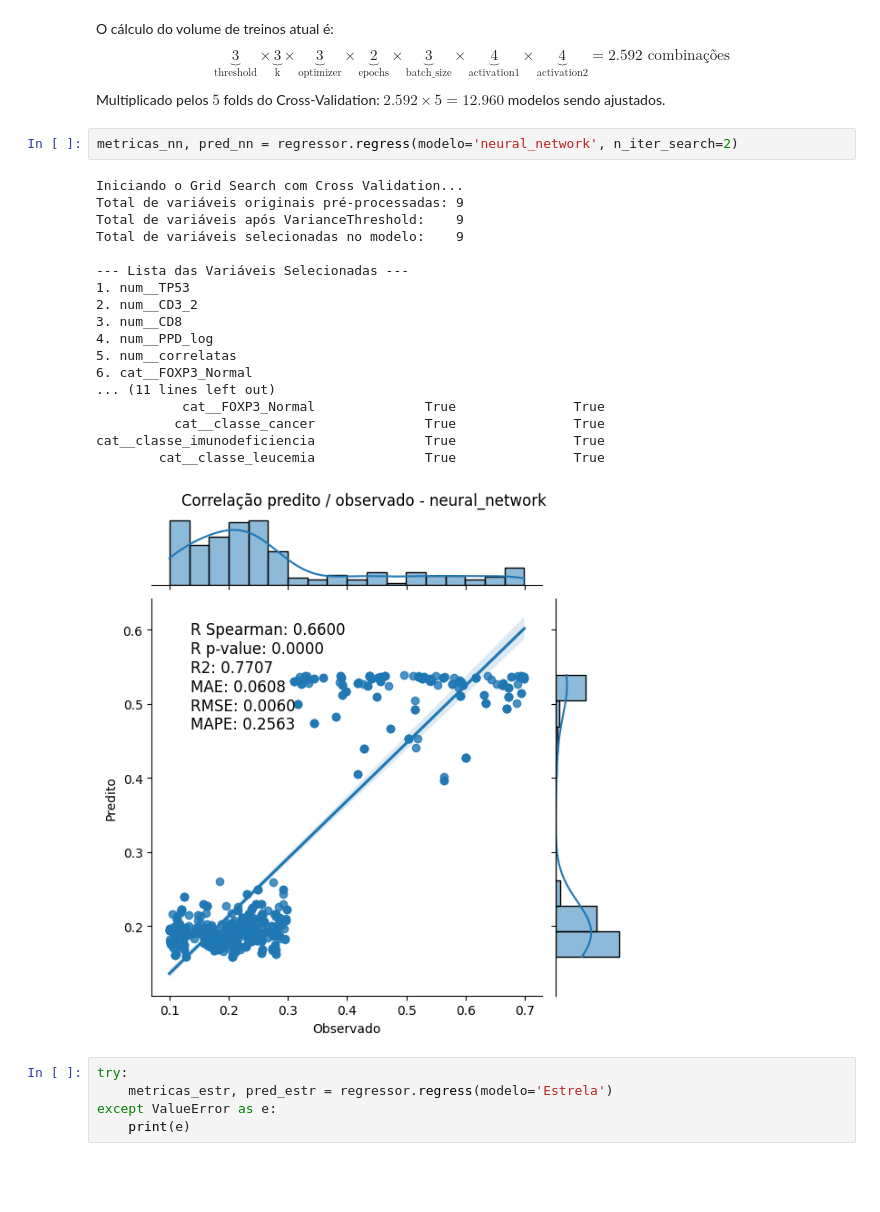
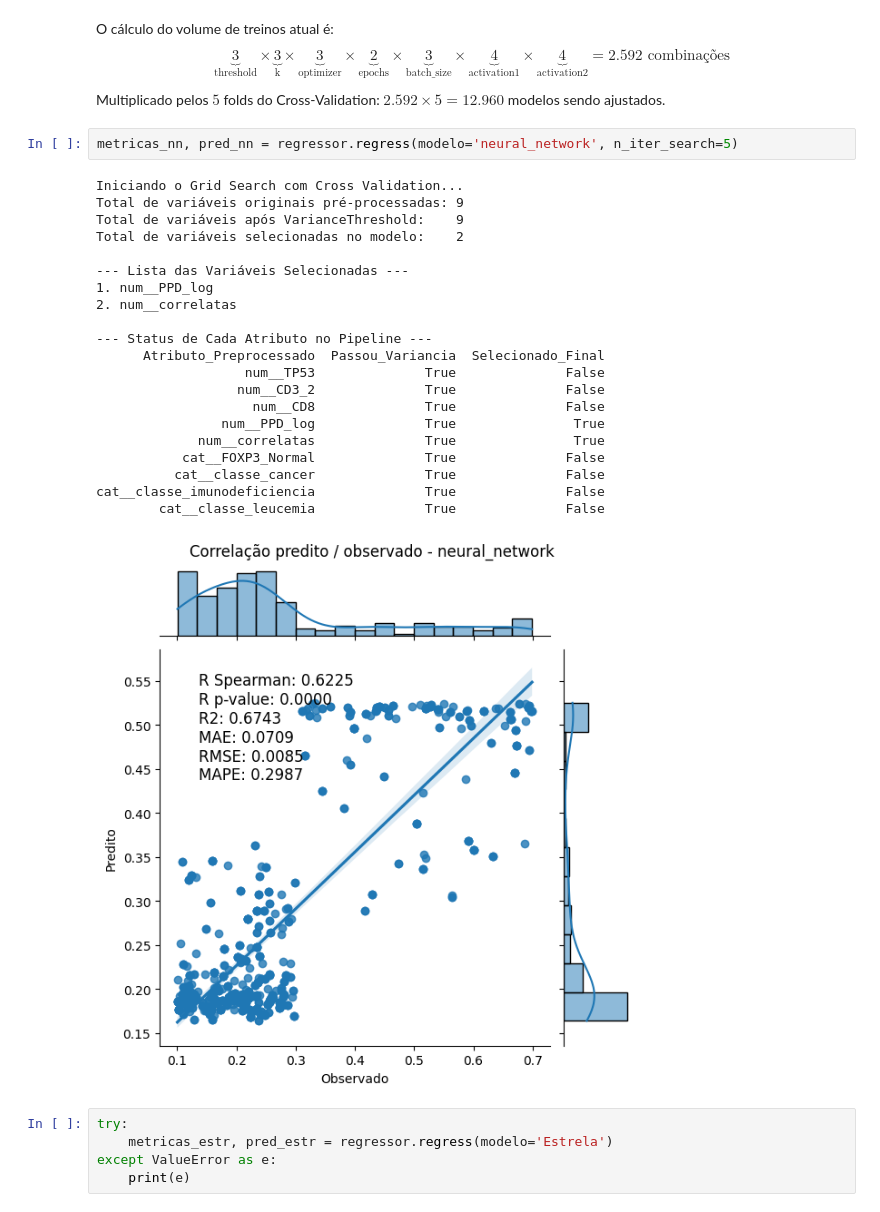
Before and after one commit to Laboratorio-de-Analise-de-Dados/disciplina_python_ml, a Jupyter notebook: dev/script/aulas_teoricas/07-aula-09-04-treinamento_regressão_2026-07-28.ipynb, the cells around one changed output. Cells and saved outputs as stored; diff of their text form; blank space fills up the shorter version.

Commit message:
Testando as regressões da aula 09 1

```diff
--- a/dev/script/aulas_teoricas/07-aula-09-04-treinamento_regressão_2026-07-28.ipynb
+++ b/dev/script/aulas_teoricas/07-aula-09-04-treinamento_regressão_2026-07-28.ipynb
@@ -172,26 +176,29 @@ cat__classe_imunodeficiencia              True               True
 # %% [markdown]
 O cálculo do volume de treinos atual é:$$\underbrace{3}_{\text{threshold}} \times \underbrace{3}_{\text{k}} \times \underbrace{3}_{\text{optimizer}} \times \underbrace{2}_{\text{epochs}} \times \underbrace{3}_{\text{batch\_size}} \times \underbrace{4}_{\text{activation1}} \times \underbrace{4}_{\text{activation2}} = 2.592 \text{ combinações}$$Multiplicado pelos $5$ folds do Cross-Validation: $2.592 \times 5 = 12.960$ modelos sendo ajustados.
 # %%
-metricas_nn, pred_nn = regressor.regress(modelo='neural_network', n_iter_search=2)
+metricas_nn, pred_nn = regressor.regress(modelo='neural_network', n_iter_search=5)
 # %% [output]
 Iniciando o Grid Search com Cross Validation...
 Total de variáveis originais pré-processadas: 9
 Total de variáveis após VarianceThreshold:    9
-Total de variáveis selecionadas no modelo:    9
+Total de variáveis selecionadas no modelo:    2
 
 --- Lista das Variáveis Selecionadas ---
-1. num__TP53
-2. num__CD3_2
-3. num__CD8
-4. num__PPD_log
-5. num__correlatas
-6. cat__FOXP3_Normal
-... (11 lines left out)
-           cat__FOXP3_Normal              True               True
-          cat__classe_cancer              True               True
-cat__classe_imunodeficiencia              True               True
-        cat__classe_leucemia              True               True
+1. num__PPD_log
+2. num__correlatas
+
+--- Status de Cada Atributo no Pipeline ---
+      Atributo_Preprocessado  Passou_Variancia  Selecionado_Final
+                   num__TP53              True              False
+                  num__CD3_2              True              False
+                    num__CD8              True              False
+                num__PPD_log              True               True
+             num__correlatas              True               True
+           cat__FOXP3_Normal              True              False
+          cat__classe_cancer              True              False
+cat__classe_imunodeficiencia              True              False
+        cat__classe_leucemia              True              False
-[figure, old version]
+[figure, new version]
 # %%
 try:
     metricas_estr, pred_estr = regressor.regress(modelo='Estrela')
```
Also changed, not shown: parts of 11 cells of this notebook, 3 other files.
